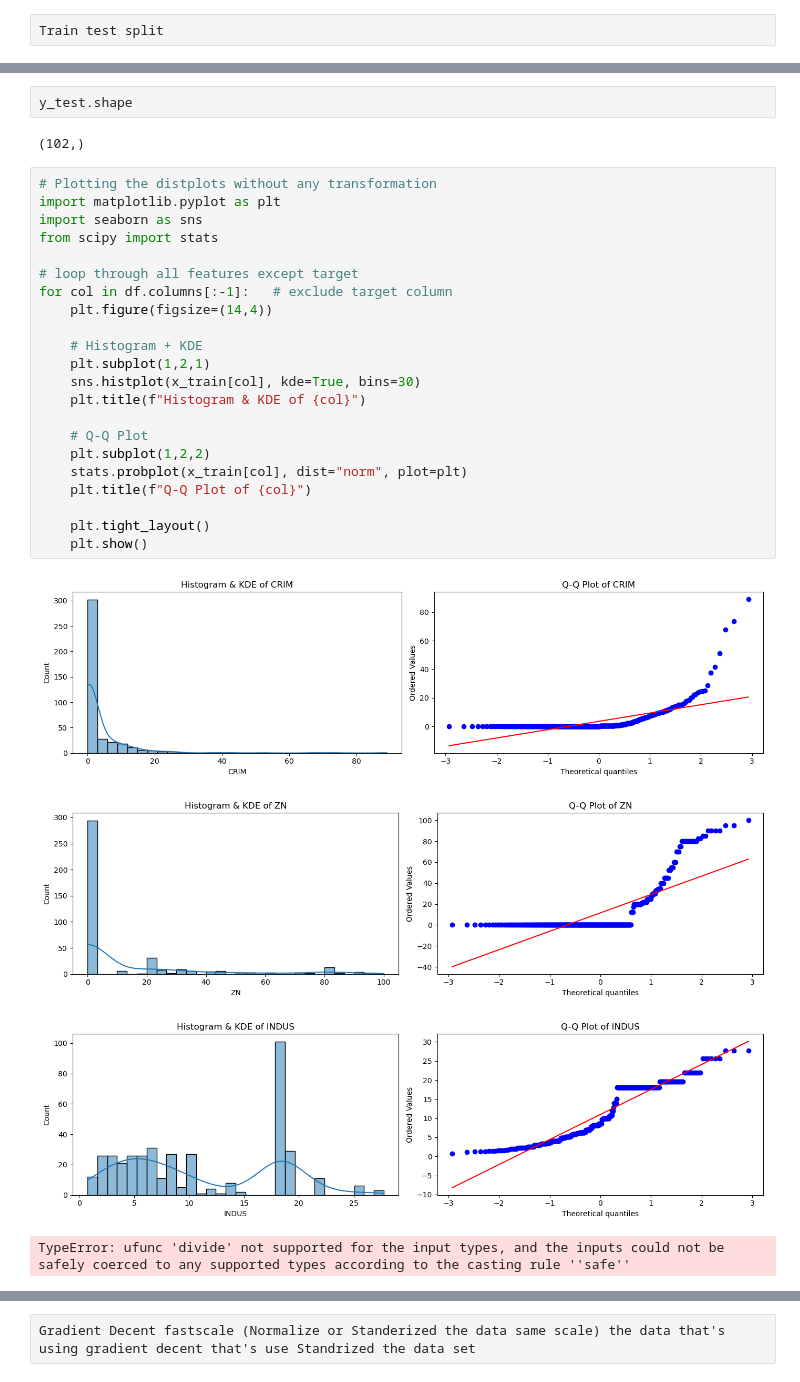
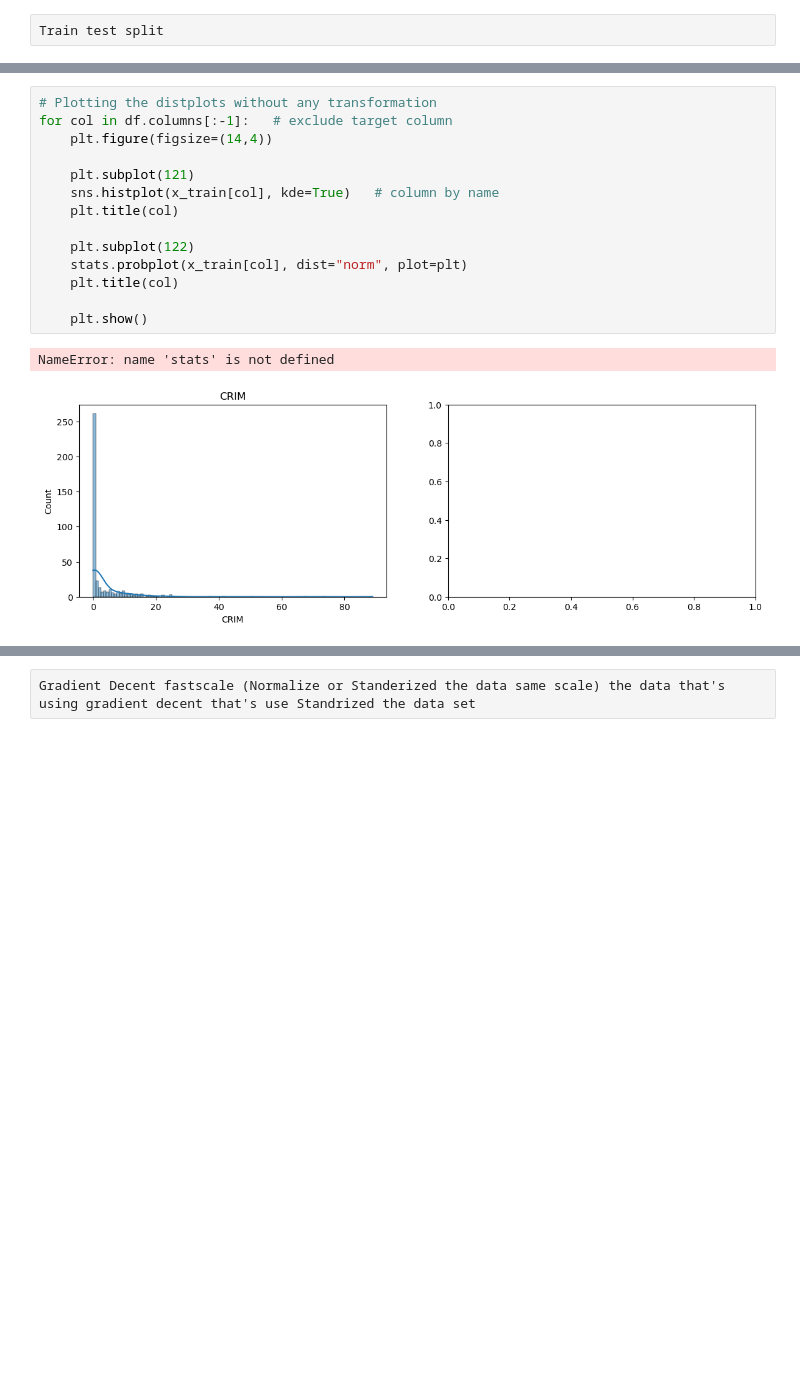
Before and after one commit to Student-NitinRaj/bostonhousepricing-, a Jupyter notebook: Linear ML Implementation.ipynb, the cells around one changed output, grey strips where cells are left out. Drawn from its saved outputs; the diff is of its cells as text; blank space fills up the shorter version.

```diff
--- a/Linear ML Implementation.ipynb
+++ b/Linear ML Implementation.ipynb
@@ -721,31 +680,17 @@ y_train.shape
-# %%
-y_test.shape
-# %% [output]
-(102,)
 # %%
 # Plotting the distplots without any transformation
-import matplotlib.pyplot as plt
-import seaborn as sns
-from scipy import stats
-
-# loop through all features except target
 for col in df.columns[:-1]:   # exclude target column
     plt.figure(figsize=(14,4))
 
-    # Histogram + KDE
-    plt.subplot(1,2,1)
-    sns.histplot(x_train[col], kde=True, bins=30)
-    plt.title(f"Histogram & KDE of {col}")
+    plt.subplot(121)
+    sns.histplot(x_train[col], kde=True)   # column by name
+    plt.title(col)
 
-    # Q-Q Plot
-    plt.subplot(1,2,2)
+    plt.subplot(122)
     stats.probplot(x_train[col], dist="norm", plot=plt)
-    plt.title(f"Q-Q Plot of {col}")
+    plt.title(col)
 
-    plt.tight_layout()
     plt.show()
 # %% [output]
+NameError: name 'stats' is not defined
-[figure, old version]
+[figure, new version]
-[figure, removed]
-[figure, removed]
-TypeError: ufunc 'divide' not supported for the input types, and the inputs could not be safely coerced to any supported types according to the casting rule ''safe''
```
Also changed, not shown: parts of 55 cells of this notebook, 6 other files.
